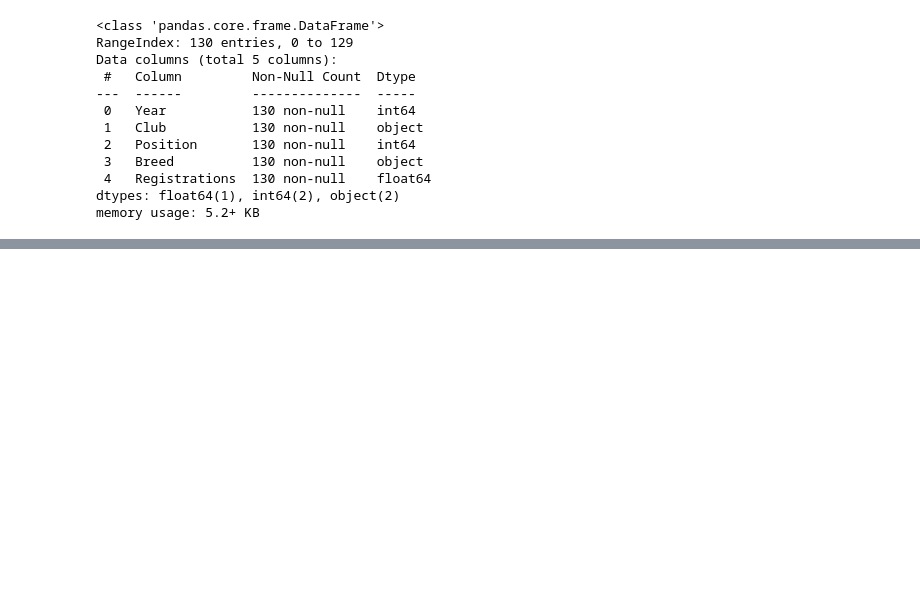
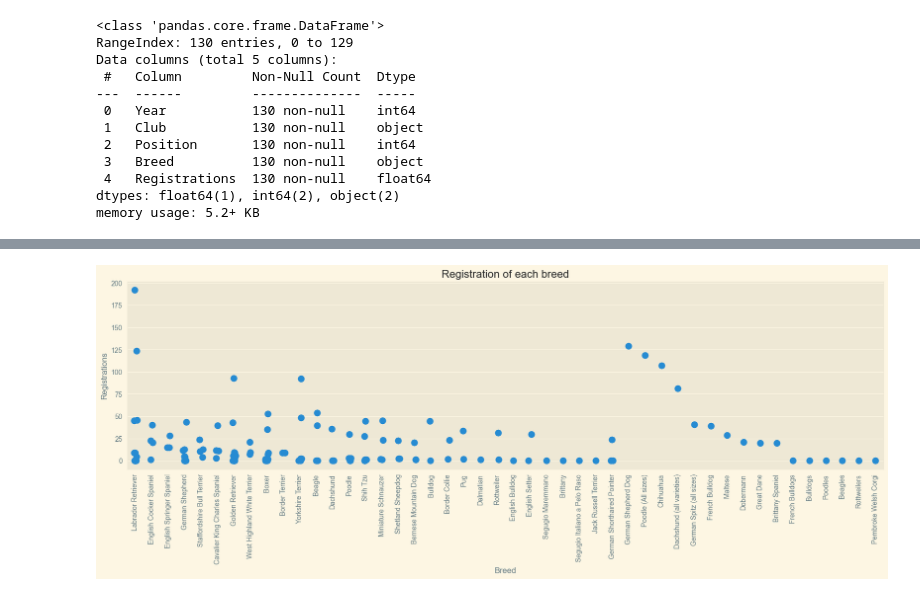
Before and after one commit to pooyanosk1382/DogBreeds, a Jupyter notebook: Dog.ipynb, the cells around one changed output, grey strips where cells are left out. Saved outputs shown, nothing was run; the diff lists cells and outputs as text; code cells hidden in the pictures; blank space fills up the shorter version.

```diff
--- a/Dog.ipynb
+++ b/Dog.ipynb
@@ -99,0 +100,6 @@ plt.show()
+# %%
+fig, ax = plt.subplots(figsize=(20,5))
+plt.xticks(rotation=90)
+ax = sns.stripplot(y='Registrations', x='Breed', data=df, s=10).set(title='Registration of each breed')
+# %% [output]
+[figure, added]
```
Also changed, not shown: parts of 8 cells of this notebook.
